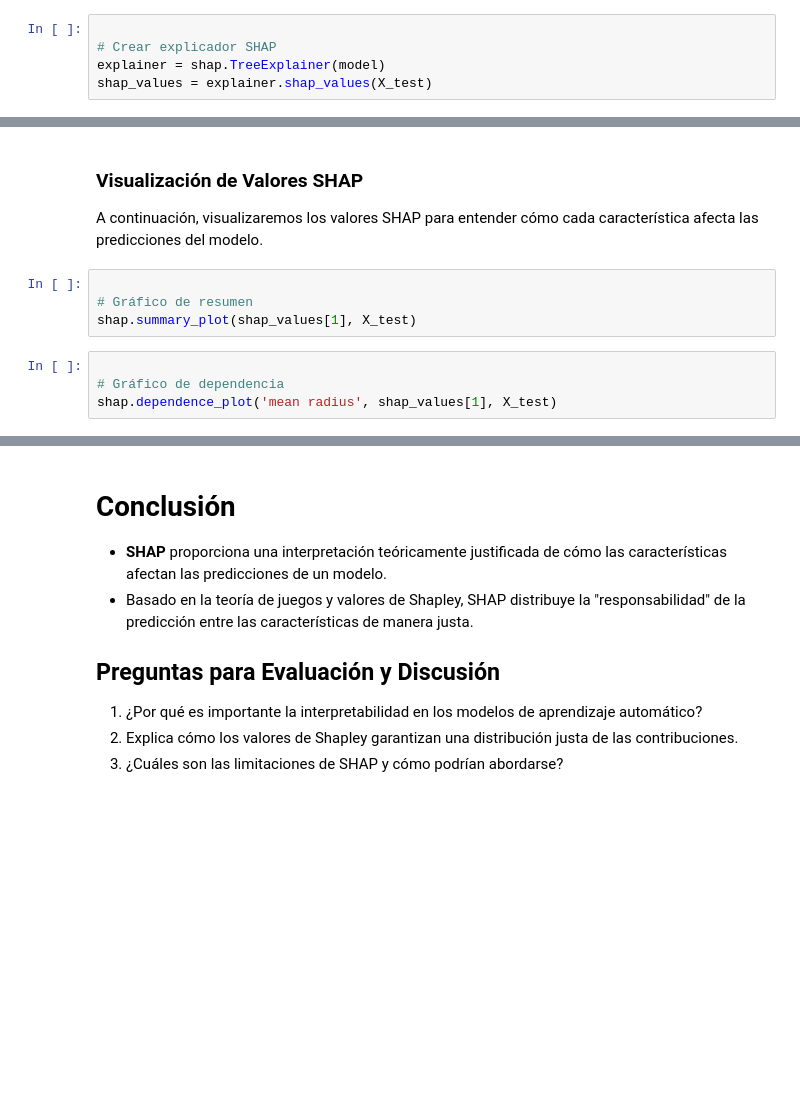
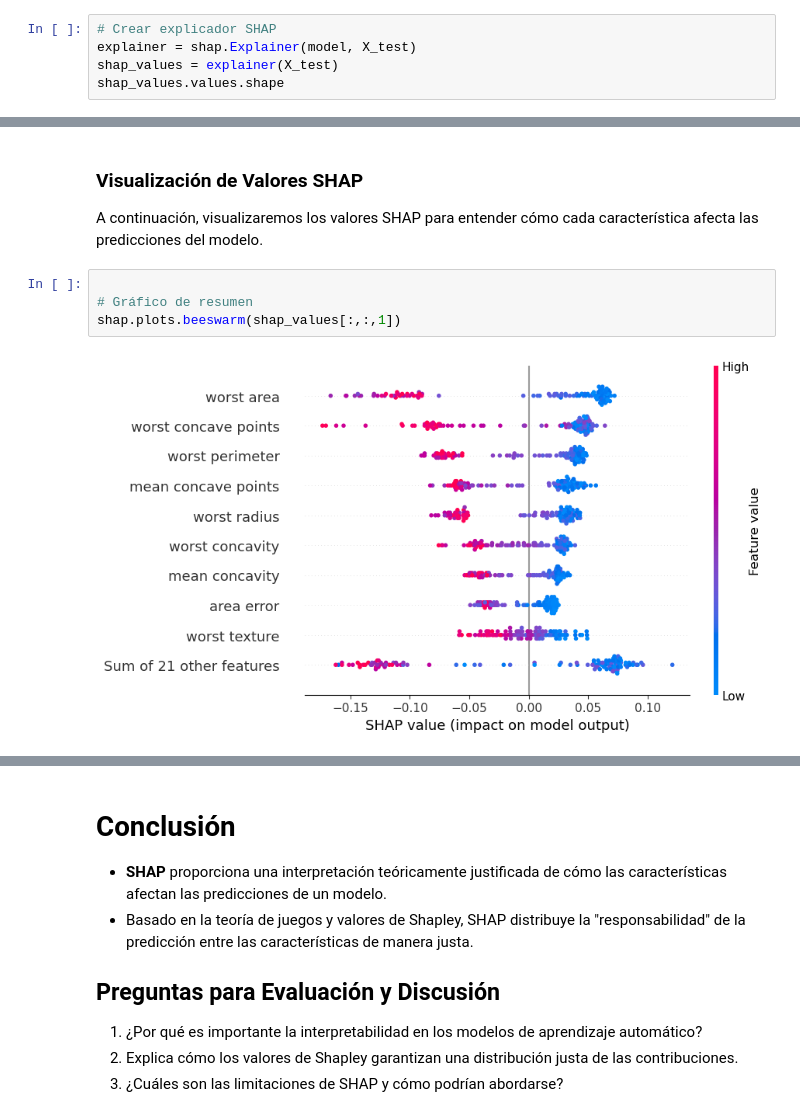
Before and after one commit to eanizainea/mlean2024_proyecto1, a Jupyter notebook: Código/Fundamentos_Matematicos_de_SHAP.ipynb, the cells around one changed output, grey strips where cells are left out. Cells and saved outputs as stored; diff of their text form; blank space fills up the shorter version.

```diff
--- a/Código/Fundamentos_Matematicos_de_SHAP.ipynb
+++ b/Código/Fundamentos_Matematicos_de_SHAP.ipynb
@@ -104,5 +119,5 @@ model.fit(X_train, y_train)
 # %%
-
 # Crear explicador SHAP
-explainer = shap.TreeExplainer(model)
-shap_values = explainer.shap_values(X_test)
+explainer = shap.Explainer(model, X_test)
+shap_values = explainer(X_test)
+shap_values.values.shape
@@ -114,8 +151,6 @@ A continuación, visualizaremos los valores SHAP para entender cómo cada caract
 # %%
 
 # Gráfico de resumen
-shap.summary_plot(shap_values[1], X_test)
+shap.plots.beeswarm(shap_values[:,:,1])
+# %% [output]
+[figure, added]
-# %%
-
-# Gráfico de dependencia
-shap.dependence_plot('mean radius', shap_values[1], X_test)
```
Also changed, not shown: parts of 8 cells of this notebook.
